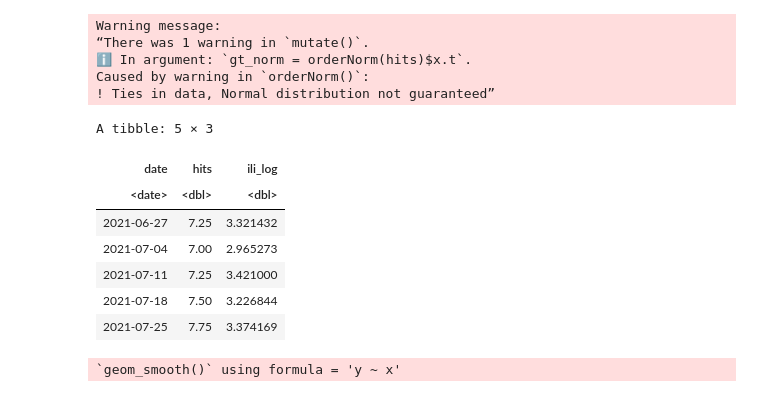
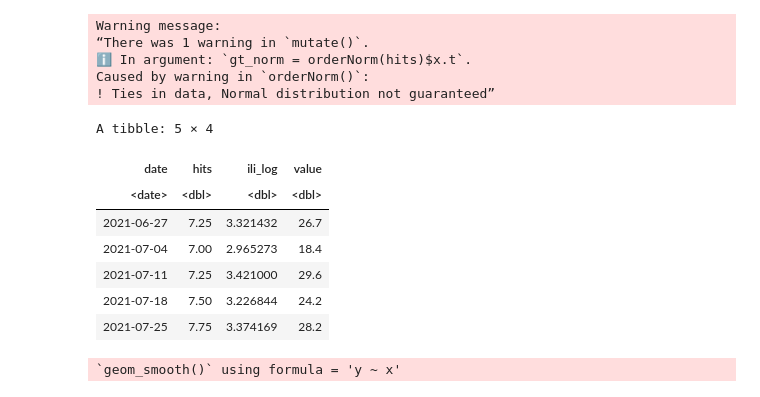
Before and after one commit to SahputraS/Flu-Forecast, a Jupyter notebook: ILI_Augmentation.ipynb, the cells around one changed output. Saved outputs shown, nothing was run; the diff lists cells and outputs as text; code cells hidden in the pictures.

```diff
--- a/ILI_Augmentation.ipynb
+++ b/ILI_Augmentation.ipynb
@@ -154,17 +141,17 @@ Caused by warning in `orderNorm()`:
 # ILI transform
 ili_be_trans <- ili_be %>% mutate(ili_log = log(value + 1))
 # %%
-train_data <- inner_join(google_be_norm, ili_be_trans, by = "date") %>% select(c('date','hits', 'ili_log'))
+train_data <- inner_join(google_be_norm, ili_be_trans, by = "date") %>% select(c('date','hits', 'ili_log', 'value'))
 head(train_data,5)
 # %% [output]
-A tibble: 5 × 3
+A tibble: 5 × 4
-| date | hits | ili_log |
-| <date> | <dbl> | <dbl> |
-| 2021-06-27 | 7.25 | 3.321432 |
-| 2021-07-04 | 7.00 | 2.965273 |
-| 2021-07-11 | 7.25 | 3.421000 |
-| 2021-07-18 | 7.50 | 3.226844 |
-| 2021-07-25 | 7.75 | 3.374169 |
+| date | hits | ili_log | value |
+| <date> | <dbl> | <dbl> | <dbl> |
+| 2021-06-27 | 7.25 | 3.321432 | 26.7 |
+| 2021-07-04 | 7.00 | 2.965273 | 18.4 |
+| 2021-07-11 | 7.25 | 3.421000 | 29.6 |
+| 2021-07-18 | 7.50 | 3.226844 | 24.2 |
+| 2021-07-25 | 7.75 | 3.374169 | 28.2 |
 # %%
 ggplot(train_data, aes(x = hits, y = ili_log)) +
   geom_point(alpha = 0.6, color = "steelblue") +
```
Also changed, not shown: parts of 19 cells of this notebook.
